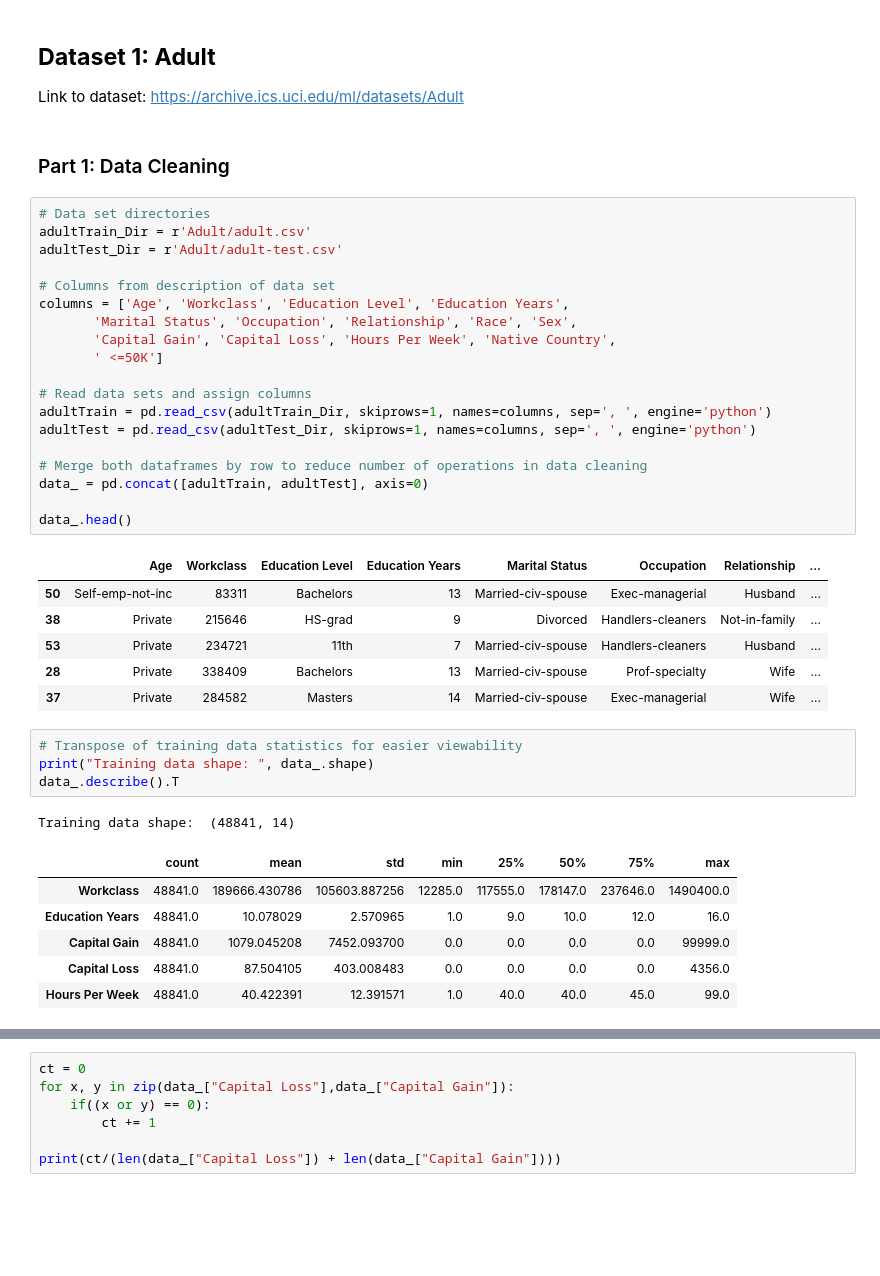
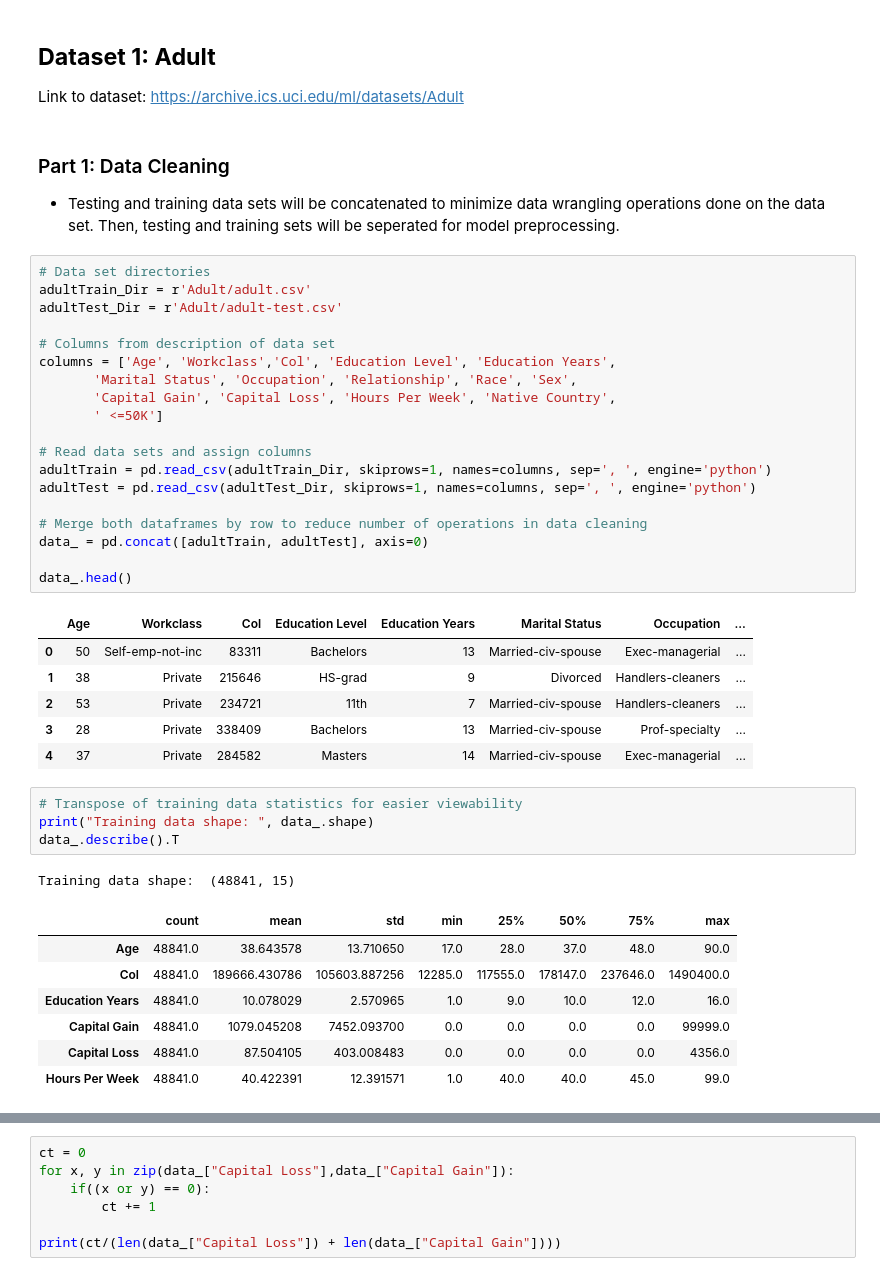
Before and after one commit to felixsimard/comp551-p1, a Jupyter notebook: P1_G30_COMP551.ipynb, the cells around one changed output, grey strips where cells are left out. Drawn from its saved outputs; the diff is of its cells as text; blank space fills up the shorter version.

```diff
--- a/P1_G30_COMP551.ipynb
+++ b/P1_G30_COMP551.ipynb
@@ -36,42 +36,44 @@ K_VALUES = [k for k in range(3, 5)]
 ## **Dataset 1: Adult**
 
 Link to dataset: https://archive.ics.uci.edu/ml/datasets/Adult
-# %% [markdown]
-### Part 1: Data Cleaning
+# %% [markdown]
+### Part 1: Data Cleaning
+* Testing and training data sets will be concatenated to minimize data wrangling operations done on the data set. Then, testing and training sets will be seperated for model preprocessing.
 # %%
 # Data set directories
 adultTrain_Dir = r'Adult/adult.csv'
 adultTest_Dir = r'Adult/adult-test.csv'
 
 # Columns from description of data set
-columns = ['Age', 'Workclass', 'Education Level', 'Education Years',
+columns = ['Age', 'Workclass','Col', 'Education Level', 'Education Years',
        'Marital Status', 'Occupation', 'Relationship', 'Race', 'Sex',
        'Capital Gain', 'Capital Loss', 'Hours Per Week', 'Native Country',
        ' <=50K']
 
 # Read data sets and assign columns
 adultTrain = pd.read_csv(adultTrain_Dir, skiprows=1, names=columns, sep=', ', engine='python')
 adultTest = pd.read_csv(adultTest_Dir, skiprows=1, names=columns, sep=', ', engine='python')
 
 # Merge both dataframes by row to reduce number of operations in data cleaning
 data_ = pd.concat([adultTrain, adultTest], axis=0)
 
 data_.head()
 # %% [output]
-|  | Age | Workclass | Education Level | Education Years | Marital Status | Occupation | Relationship | ... |
-| 50 | Self-emp-not-inc | 83311 | Bachelors | 13 | Married-civ-spouse | Exec-managerial | Husband | ... |
-| 38 | Private | 215646 | HS-grad | 9 | Divorced | Handlers-cleaners | Not-in-family | ... |
-| 53 | Private | 234721 | 11th | 7 | Married-civ-spouse | Handlers-cleaners | Husband | ... |
-| 28 | Private | 338409 | Bachelors | 13 | Married-civ-spouse | Prof-specialty | Wife | ... |
-| 37 | Private | 284582 | Masters | 14 | Married-civ-spouse | Exec-managerial | Wife | ... |
+|  | Age | Workclass | Col | Education Level | Education Years | Marital Status | Occupation | ... |
+| 0 | 50 | Self-emp-not-inc | 83311 | Bachelors | 13 | Married-civ-spouse | Exec-managerial | ... |
+| 1 | 38 | Private | 215646 | HS-grad | 9 | Divorced | Handlers-cleaners | ... |
+| 2 | 53 | Private | 234721 | 11th | 7 | Married-civ-spouse | Handlers-cleaners | ... |
+| 3 | 28 | Private | 338409 | Bachelors | 13 | Married-civ-spouse | Prof-specialty | ... |
+| 4 | 37 | Private | 284582 | Masters | 14 | Married-civ-spouse | Exec-managerial | ... |
 # %%
 # Transpose of training data statistics for easier viewability
 print("Training data shape: ", data_.shape)
 data_.describe().T
 # %% [output]
-Training data shape:  (48841, 14)
+Training data shape:  (48841, 15)
 |  | count | mean | std | min | 25% | 50% | 75% | max |
-| Workclass | 48841.0 | 189666.430786 | 105603.887256 | 12285.0 | 117555.0 | 178147.0 | 237646.0 | 1490400.0 |
+| Age | 48841.0 | 38.643578 | 13.710650 | 17.0 | 28.0 | 37.0 | 48.0 | 90.0 |
+| Col | 48841.0 | 189666.430786 | 105603.887256 | 12285.0 | 117555.0 | 178147.0 | 237646.0 | 1490400.0 |
 | Education Years | 48841.0 | 10.078029 | 2.570965 | 1.0 | 9.0 | 10.0 | 12.0 | 16.0 |
 | Capital Gain | 48841.0 | 1079.045208 | 7452.093700 | 0.0 | 0.0 | 0.0 | 0.0 | 99999.0 |
 | Capital Loss | 48841.0 | 87.504105 | 403.008483 | 0.0 | 0.0 | 0.0 | 0.0 | 4356.0 |
```
Also changed, not shown: parts of 12 cells of this notebook.
